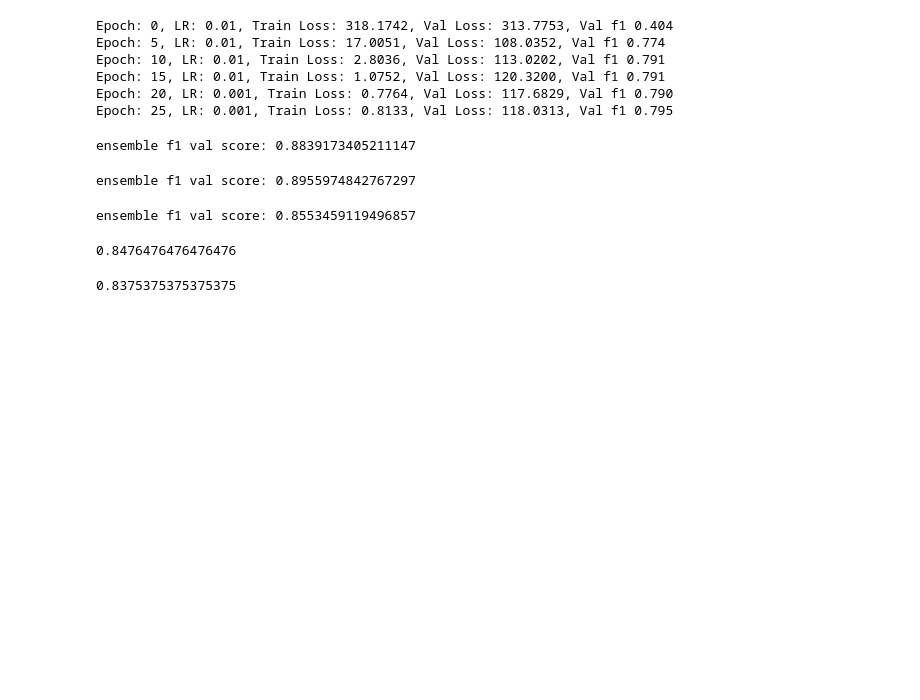
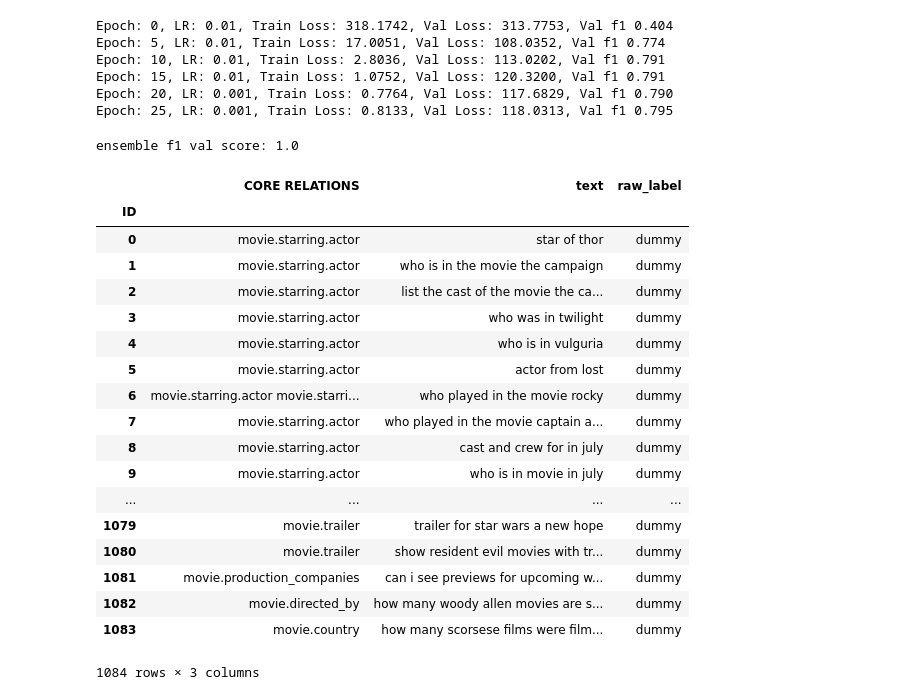
Before and after one commit to MollyZhang/CSE244_ML_for_NLP_HW1, a Jupyter notebook: hw1/movie_and_person_names.ipynb, the cells around one changed output. Saved outputs shown, nothing was run; the diff lists cells and outputs as text; code cells hidden in the pictures; blank space fills up the shorter version.

```diff
--- a/hw1/movie_and_person_names.ipynb
+++ b/hw1/movie_and_person_names.ipynb
@@ -320,35 +317,17 @@ train_data, val_data, test_data = data_utils.prep_all_data()
 # %%
-importlib.reload(submission)
+train_data_phrase, val_data_phrase, test_data_phrase = data_utils.prep_all_data(
+    path=PATH, train_file="train.csv", val_file="val.csv")
+train_data, val_data, test_data = data_utils.prep_all_data(train_file="train.csv", val_file="val.csv")
 
-m_gram = torch.load("./data/model_checkpoints/ngram_MLP_Jan30.mdl")
-m_gram_phrase = torch.load("./data/model_checkpoints/ngram_phrase_MLP_Jan31.mdl")
-m_GRU = torch.load("./data/model_checkpoints/GRU_Jan30.mdl")
-m_GRU_phrase = torch.load("./data/model_checkpoints/GRU_phrase_Jan31.mdl")
-ensemble = submission.Ensemble(model1=m_gram, model2=m_gram_phrase,
-                               m1_val_data=val_data, m1_test_data=test_data,
-                               m2_val_data=val_data_phrase, m2_test_data=test_data_phrase)
-df = ensemble.get_ensemble_result(submission=False)
+m_gram = torch.load("./data/model_checkpoints/ngram_MLP_Jan31_all_train.mdl")
+m_gram_phrase = torch.load("./data/model_checkpoints/ngram_phrase_MLP_Jan31_all_train.mdl")
+m_GRU = torch.load("./data/model_checkpoints/GRU_Jan31_all_train.mdl")
+m_GRU_phrase = torch.load("./data/model_checkpoints/GRU_phrase_Jan31_all_train.mdl")
-# %% [output]
-ensemble f1 val score: 0.8839173405211147
 # %%
-ensemble = submission.Ensemble(model1=m_GRU_phrase, model2=m_gram_phrase,
-                               m1_val_data=val_data_phrase, m1_test_data=test_data_phrase,
-                               m2_val_data=val_data_phrase, m2_test_data=test_data_phrase)
-df = ensemble.get_ensemble_result(submission=False)
+ensemble = submission.Ensemble(models=[m_gram, m_gram_phrase, m_GRU_phrase, m_GRU],
+                               val_data=[val_data, val_data_phrase, val_data_phrase, val_data],
+                               test_data=[test_data, test_data_phrase, test_data_phrase, test_data])
+df_val = ensemble.get_ensemble_result(submission=False)
+df = ensemble.get_ensemble_result(submission=True)
 # %% [output]
-ensemble f1 val score: 0.8955974842767297
+ensemble f1 val score: 1.0
-# %%
-ensemble = submission.Ensemble(model1=m_GRU_phrase, model2=m_GRU,
-                               m1_val_data=val_data_phrase, m1_test_data=test_data_phrase,
-                               m2_val_data=val_data, m2_test_data=test_data)
-df = ensemble.get_ensemble_result(submission=False)
-# %% [output]
-ensemble f1 val score: 0.8553459119496857
-# %%
-evaluation.calculate_f1(val_data_phrase, m_gram_phrase)
-# %% [output]
-0.8476476476476476
-# %%
-evaluation.calculate_f1(val_data, m_gram)
-# %% [output]
-0.8375375375375375
@@ -354,0 +336,22 @@ evaluation.calculate_f1(val_data, m_gram)
+# %%
+df
+# %% [output]
+|  | CORE RELATIONS | text | raw_label |
+| ID |  |  |  |
+| 0 | movie.starring.actor | star of thor | dummy |
+| 1 | movie.starring.actor | who is in the movie the campaign | dummy |
+| 2 | movie.starring.actor | list the cast of the movie the ca... | dummy |
+| 3 | movie.starring.actor | who was in twilight | dummy |
+| 4 | movie.starring.actor | who is in vulguria | dummy |
+| 5 | movie.starring.actor | actor from lost | dummy |
+| 6 | movie.starring.actor movie.starri... | who played in the movie rocky | dummy |
+| 7 | movie.starring.actor | who played in the movie captain a... | dummy |
+| 8 | movie.starring.actor | cast and crew for in july | dummy |
+| 9 | movie.starring.actor | who is in movie in july | dummy |
+| ... | ... | ... | ... |
+| 1079 | movie.trailer | trailer for star wars a new hope | dummy |
+| 1080 | movie.trailer | show resident evil movies with tr... | dummy |
+| 1081 | movie.production_companies | can i see previews for upcoming w... | dummy |
+| 1082 | movie.directed_by | how many woody allen movies are s... | dummy |
+| 1083 | movie.country | how many scorsese films were film... | dummy |
+1084 rows × 3 columns
```
Also changed, not shown: parts of 2 cells of this notebook, 23 other files.
